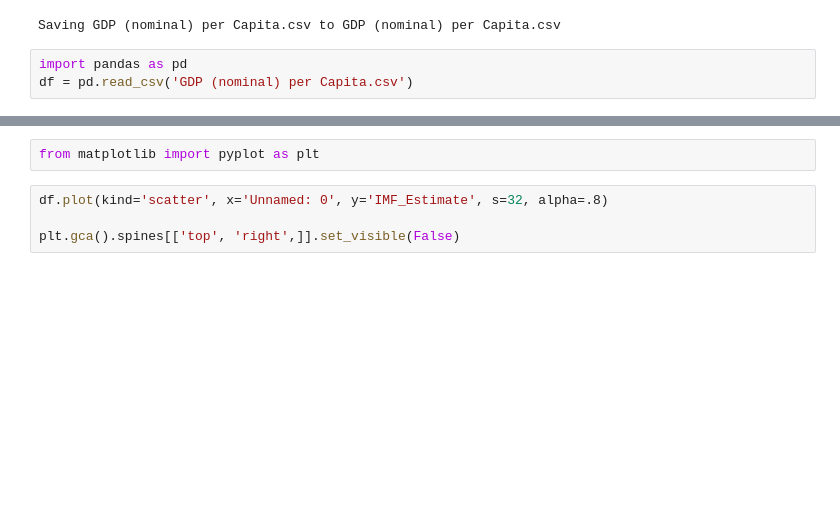
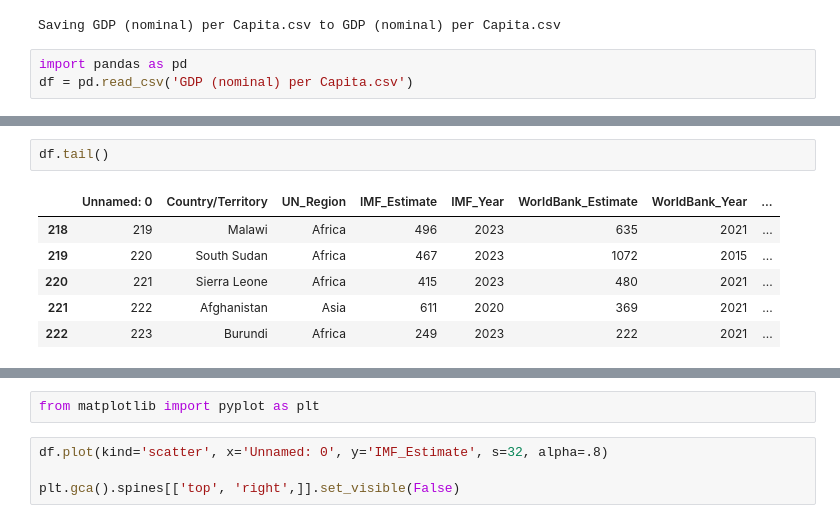
Before and after one commit to yonasdesbelegebre/My-Profile-and-Portfolio, a Jupyter notebook: Week6day4Visual.ipynb, the cells around one changed output, grey strips where cells are left out. Drawn from its saved outputs; the diff is of its cells as text; blank space fills up the shorter version.

```diff
--- a/Week6day4Visual.ipynb
+++ b/Week6day4Visual.ipynb
@@ -11,0 +21,9 @@ df = pd.read_csv('GDP (nominal) per Capita.csv')
+# %%
+df.tail()
+# %% [output]
+|  | Unnamed: 0 | Country/Territory | UN_Region | IMF_Estimate | IMF_Year | WorldBank_Estimate | WorldBank_Year | ... |
+| 218 | 219 | Malawi | Africa | 496 | 2023 | 635 | 2021 | ... |
+| 219 | 220 | South Sudan | Africa | 467 | 2023 | 1072 | 2015 | ... |
+| 220 | 221 | Sierra Leone | Africa | 415 | 2023 | 480 | 2021 | ... |
+| 221 | 222 | Afghanistan | Asia | 611 | 2020 | 369 | 2021 | ... |
+| 222 | 223 | Burundi | Africa | 249 | 2023 | 222 | 2021 | ... |
```
Also changed, not shown: parts of 8 cells of this notebook.
